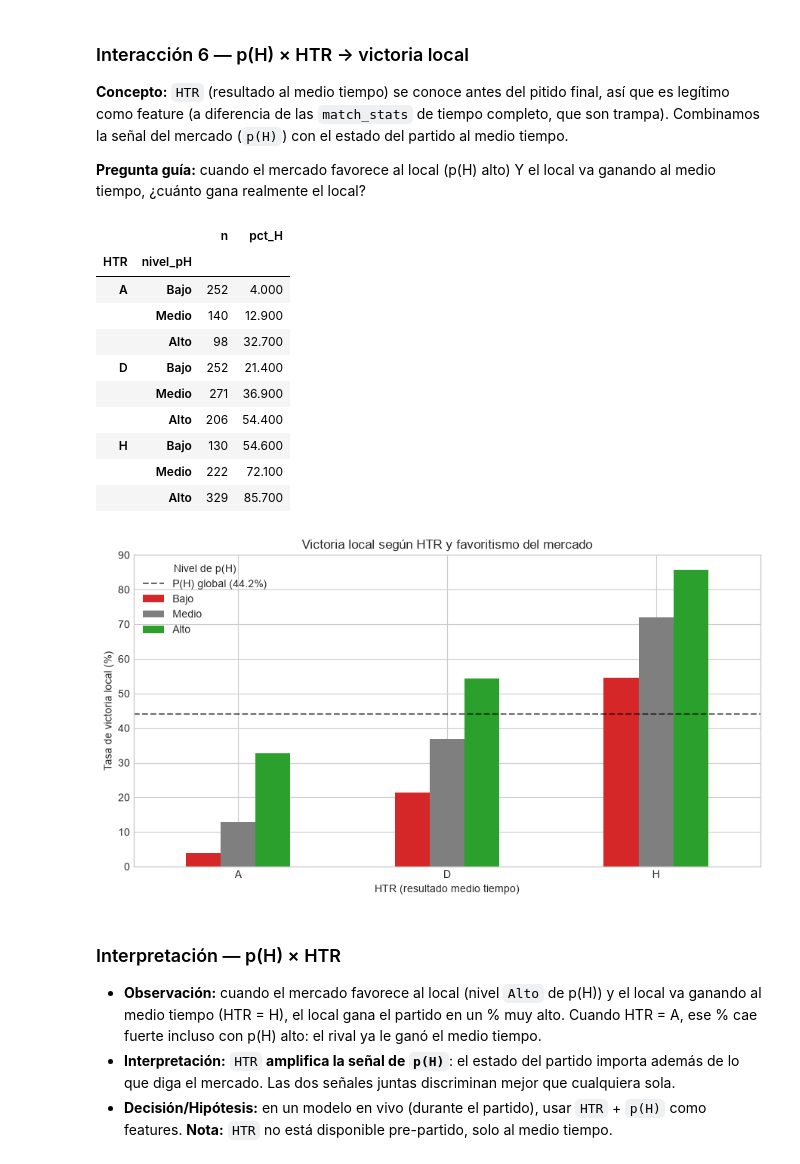
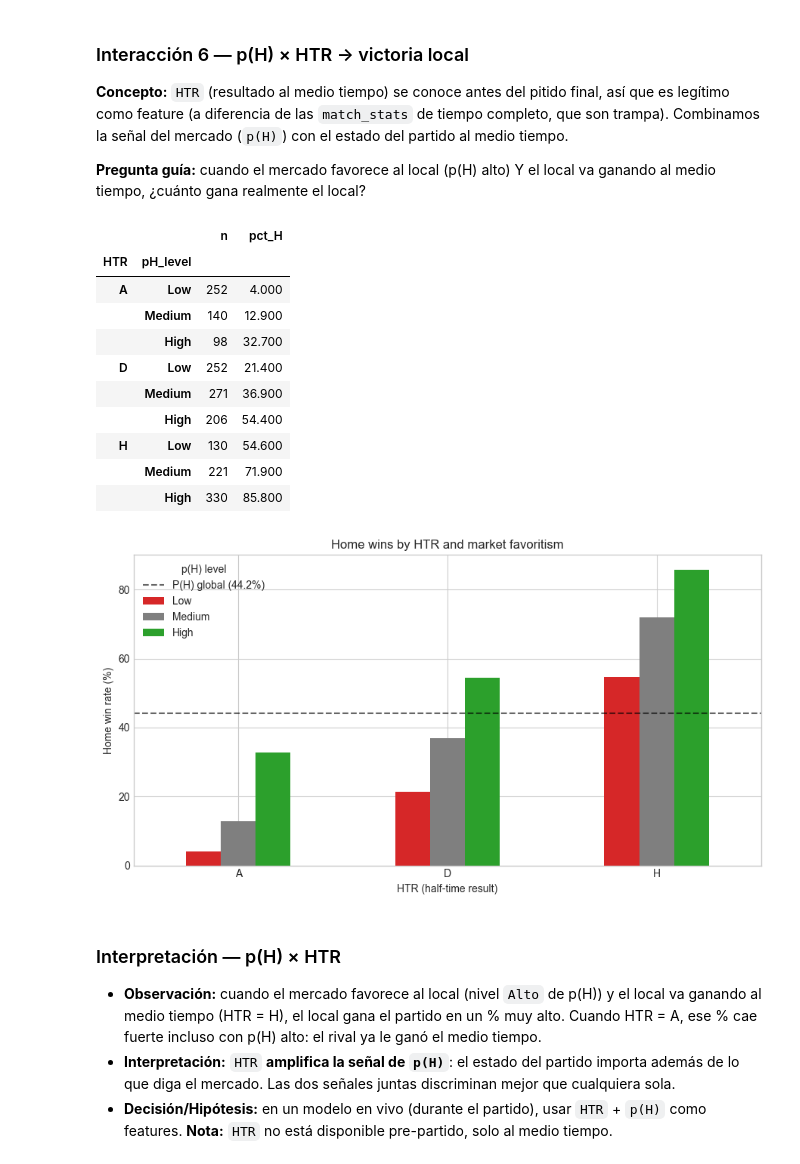
Before and after one commit to errodd/premier_league_football_predictor, a Jupyter notebook: notebooks/EDA.ipynb, the cells around one changed output. Saved outputs shown, nothing was run; the diff lists cells and outputs as text; code cells hidden in the pictures.

```diff
--- a/notebooks/EDA.ipynb
+++ b/notebooks/EDA.ipynb
@@ -898,19 +967,19 @@ odds_df[["overround_B365", "overround_Avg"]].agg(["mean", "min", "max"]).round(4
 | max | 1.167 | 1.073 |
 # %%
 def implied_prob(h, d, a):
-    """Convierte cuotas 1X2 en probabilidades normalizadas (sin overround)."""
+    """Convert 1X2 odds into normalized probabilities (without overround)."""
     raw = 1/h + 1/d + 1/a
     return 1/h / raw, 1/d / raw, 1/a / raw
 
-# Aplicamos la función a B365 y a Avg en un DataFrame temporal (no tocamos premier_df)
+# Apply the function to B365 and to Avg on a temporary DataFrame (we don't touch premier_df)
 probs_df = premier_df[["B365H", "B365D", "B365A", "AvgH", "AvgD", "AvgA", "FTR"]].copy()
 probs_df[["pB365_H", "pB365_D", "pB365_A"]] = probs_df.apply(
     lambda r: implied_prob(r["B365H"], r["B365D"], r["B365A"]), axis=1, result_type="expand")
 probs_df[["pAvg_H", "pAvg_D", "pAvg_A"]] = probs_df.apply(
     lambda r: implied_prob(r["AvgH"], r["AvgD"], r["AvgA"]), axis=1, result_type="expand")
 
-# Sanidad: cada fila debe sumar 1.0
-print("Suma por fila (debe ser 1.0):")
+# Sanity check: each row must sum to 1.0
+print("Row sum (should be 1.0):")
 print(probs_df[["pB365_H", "pB365_D", "pB365_A"]].sum(axis=1).describe().round(6))
 probs_df[["pB365_H", "pAvg_H"]].describe().T.round(4)
 # %% [output]
@@ -1743,46 +1812,46 @@ plt.show()
 
 **Pregunta guía:** cuando el mercado favorece al local (p(H) alto) Y el local va ganando al medio tiempo, ¿cuánto gana realmente el local?
 # %%
-# Interacción de 3 vías: p(H) × HTR → victoria local
+# 3-way interaction: p(H) × HTR → home win
 c3 = premier_df[["AvgH", "AvgD", "AvgA", "HTR", "FTR"]].copy()
 c3[["pH", "pD", "pA"]] = c3.apply(
     lambda r: implied_prob(r["AvgH"], r["AvgD"], r["AvgA"]), axis=1, result_type="expand")
-c3["es_H"] = c3["FTR"].eq("H").astype(int)
-c3["nivel_pH"] = pd.qcut(c3["pH"], 3, labels=["Bajo", "Medio", "Alto"], duplicates="drop")
+c3["is_H"] = c3["FTR"].eq("H").astype(int)
+c3["pH_level"] = pd.qcut(c3["pH"], 3, labels=["Low", "Medium", "High"], duplicates="drop")
 
-# Tabla: HTR × nivel de p(H)
-tabla_c3 = c3.groupby(["HTR", "nivel_pH"], observed=True).agg(
-    n=("es_H", "size"),
-    pct_H=("es_H", lambda s: s.mean() * 100),
+# Table: HTR × p(H) level
+c3_table = c3.groupby(["HTR", "pH_level"], observed=True).agg(
+    n=("is_H", "size"),
+    pct_H=("is_H", lambda s: s.mean() * 100),
 ).round(1)
-display(tabla_c3)
+display(c3_table)
 
-pivot_c3 = c3.groupby(["HTR", "nivel_pH"], observed=True)["es_H"].mean().mul(100).unstack("nivel_pH")
+pivot_c3 = c3.groupby(["HTR", "pH_level"], observed=True)["is_H"].mean().mul(100).unstack("pH_level")
 
-# Gráfica: eje X = HTR, hue = nivel de p(H)
+# Chart: X axis = HTR, hue = p(H) level
 fig, ax = plt.subplots(figsize=(9, 5))
 pivot_c3.plot(kind="bar", ax=ax, rot=0, color=["#D62728", "#7F7F7F", "#2CA02C"])
 ax.axhline(p_h_global, color="black", linestyle="--", alpha=0.6,
            label=f"P(H) global ({p_h_global:.1f}%)")
-ax.set(title="Victoria local según HTR y favoritismo del mercado",
-       xlabel="HTR (resultado medio tiempo)",
-       ylabel="Tasa de victoria local (%)")
-ax.legend(title="Nivel de p(H)")
+ax.set(title="Home wins by HTR and market favoritism",
+       xlabel="HTR (half-time result)",
+       ylabel="Home win rate (%)")
+ax.legend(title="p(H) level")
 plt.tight_layout()
 plt.show()
 # %% [output]
 |  |  | n | pct_H |
-| HTR | nivel_pH |  |  |
-| A | Bajo | 252 | 4.000 |
-|  | Medio | 140 | 12.900 |
-|  | Alto | 98 | 32.700 |
-| D | Bajo | 252 | 21.400 |
-|  | Medio | 271 | 36.900 |
-|  | Alto | 206 | 54.400 |
-| H | Bajo | 130 | 54.600 |
-|  | Medio | 222 | 72.100 |
-|  | Alto | 329 | 85.700 |
+| HTR | pH_level |  |  |
+| A | Low | 252 | 4.000 |
+|  | Medium | 140 | 12.900 |
+|  | High | 98 | 32.700 |
+| D | Low | 252 | 21.400 |
+|  | Medium | 271 | 36.900 |
+|  | High | 206 | 54.400 |
+| H | Low | 130 | 54.600 |
+|  | Medium | 221 | 71.900 |
+|  | High | 330 | 85.800 |
-[figure, old version]
+[figure, new version]
 # %% [markdown]
 ### Interpretación — p(H) × HTR
 
```
Also changed, not shown: parts of 43 cells of this notebook.
